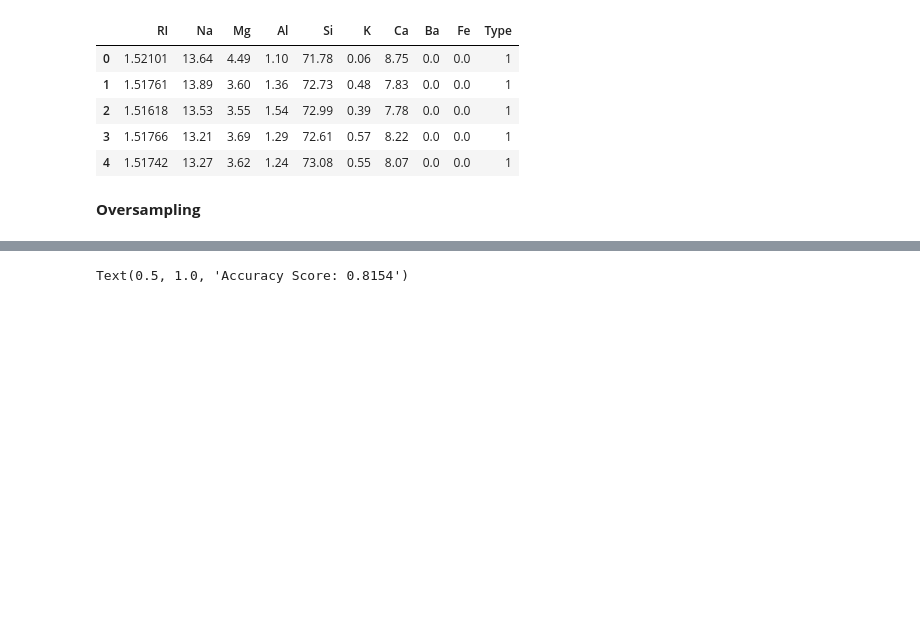
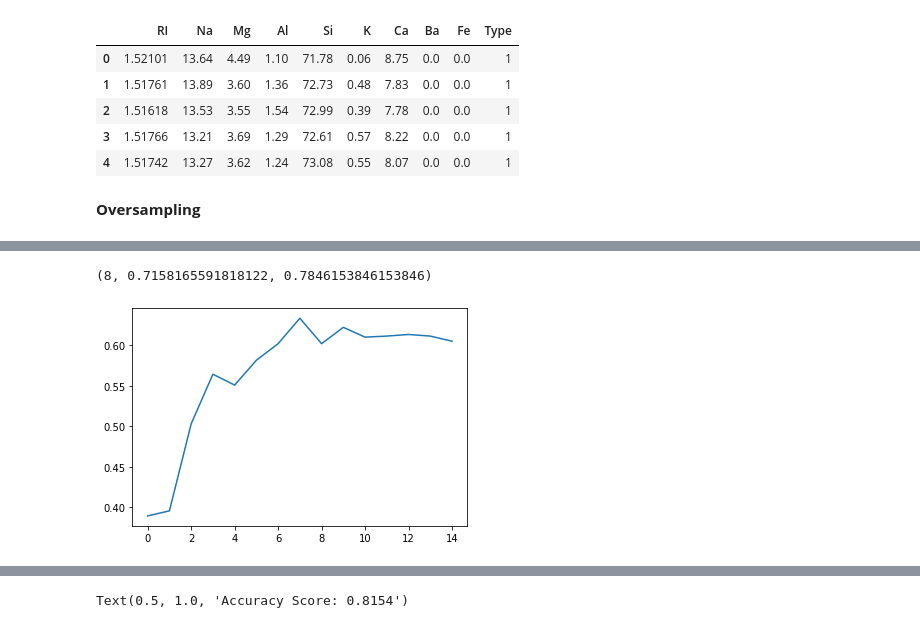
Before and after one commit to marinacer/IA048, a Jupyter notebook: glass.ipynb, the cells around one changed output, grey strips where cells are left out. Drawn from its saved outputs; the diff is of its cells as text; code cells hidden in the pictures; blank space fills up the shorter version.

```diff
--- a/glass.ipynb
+++ b/glass.ipynb
@@ -108,0 +118,5 @@ Acurácia =  0.6923076923076923
+# %%
+fit_random_forest(15,Xtrain_scaled,ytrain,Xtest_scaled,ytest)
+# %% [output]
+(8, 0.7158165591818122, 0.7846153846153846)
+[figure, added]
```
Also changed, not shown: parts of 38 cells of this notebook.
